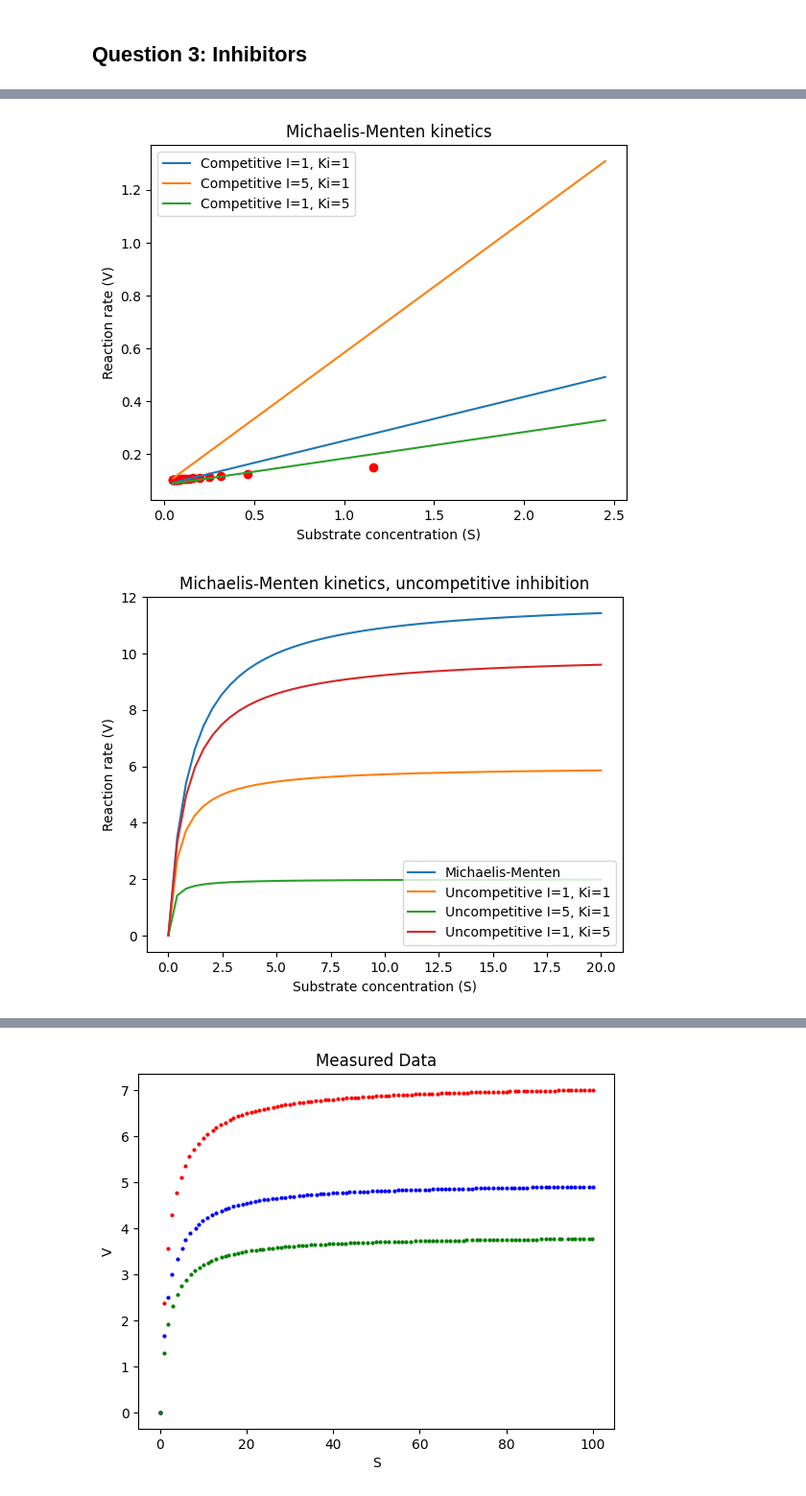
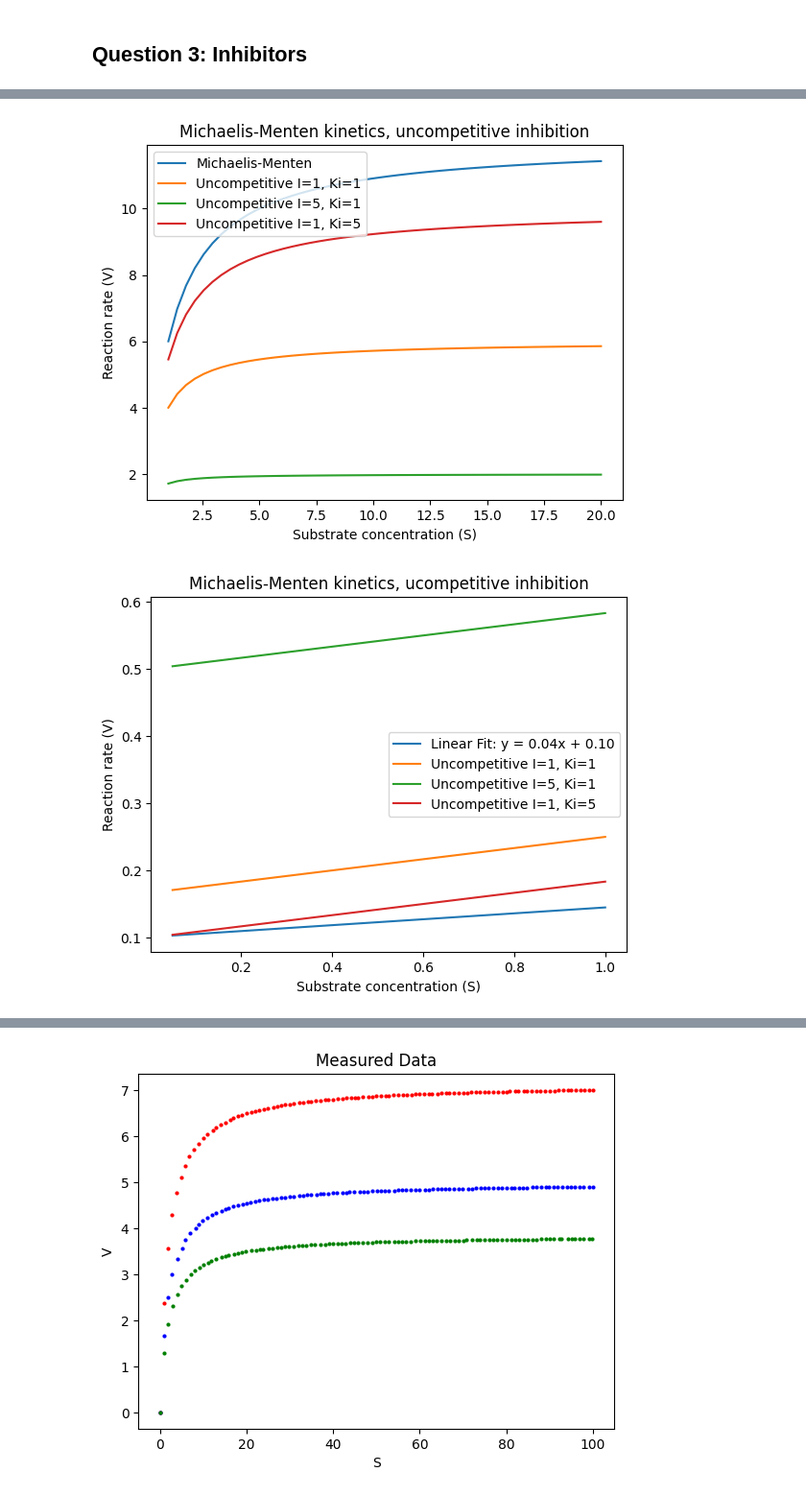
Before and after one commit to sachagijsbers/comp_bio, a Jupyter notebook: lawofmass.ipynb, the cells around one changed output, grey strips where cells are left out. Shown at 96% size. Saved outputs shown, nothing was run; the diff lists cells and outputs as text; code cells hidden in the pictures.

```diff
--- a/lawofmass.ipynb
+++ b/lawofmass.ipynb
@@ -220,32 +231,31 @@ plt.show()
-# %%
-plt.plot(1/S_data_array, 1/V_data_array, 'ro')
-plt.plot(1/S_list, 1/V_list_2, label='Competitive I=1, Ki=1')
-plt.plot(1/S_list, 1/V_list_3, label='Competitive I=5, Ki=1')
-plt.plot(1/S_list, 1/V_list_4, label='Competitive I=1, Ki=5')
-plt.legend()
-plt.xlabel('Substrate concentration (S)')
-plt.ylabel('Reaction rate (V)')
-plt.title('Michaelis-Menten kinetics')
-plt.show()
-# %% [output]
-[figure, removed]
 # %%
-S_list = np.linspace(0, 20, 50)
+S_list = np.linspace(1, 20, 50)
 V_list_1 = michaelis_menten(S_list, 1, 12)
 V_list_2 = mm_uncompetitive(S_list, 1, 1)
 V_list_3 = mm_uncompetitive(S_list, 5, 1)
 V_list_4 = mm_uncompetitive(S_list, 1, 5)
 
 
 plt.plot(S_list, V_list_1, label='Michaelis-Menten')
 plt.plot(S_list, V_list_2, label='Uncompetitive I=1, Ki=1')
 plt.plot(S_list, V_list_3, label='Uncompetitive I=5, Ki=1')
 plt.plot(S_list, V_list_4, label='Uncompetitive I=1, Ki=5')
 plt.legend()
 plt.xlabel('Substrate concentration (S)')
 plt.ylabel('Reaction rate (V)')
 plt.title('Michaelis-Menten kinetics, uncompetitive inhibition')
 plt.show()
+
+plt.plot(1/S_list, slope * 1/S_list + intercept, label='Linear Fit: y = {:.2f}x + {:.2f}'.format(slope, intercept) )
+plt.plot(1/S_list, 1/V_list_2, label='Uncompetitive I=1, Ki=1')
+plt.plot(1/S_list, 1/V_list_3, label='Uncompetitive I=5, Ki=1')
+plt.plot(1/S_list, 1/V_list_4, label='Uncompetitive I=1, Ki=5')
+plt.legend()
+plt.xlabel('Substrate concentration (S)')
+plt.ylabel('Reaction rate (V)')
+plt.title('Michaelis-Menten kinetics, ucompetitive inhibition')
+plt.show()
 # %% [output]
-[figure, old version]
+[figure, new version]
+[figure, added]
 # %%
```
Also changed, not shown: parts of 3 cells of this notebook.
